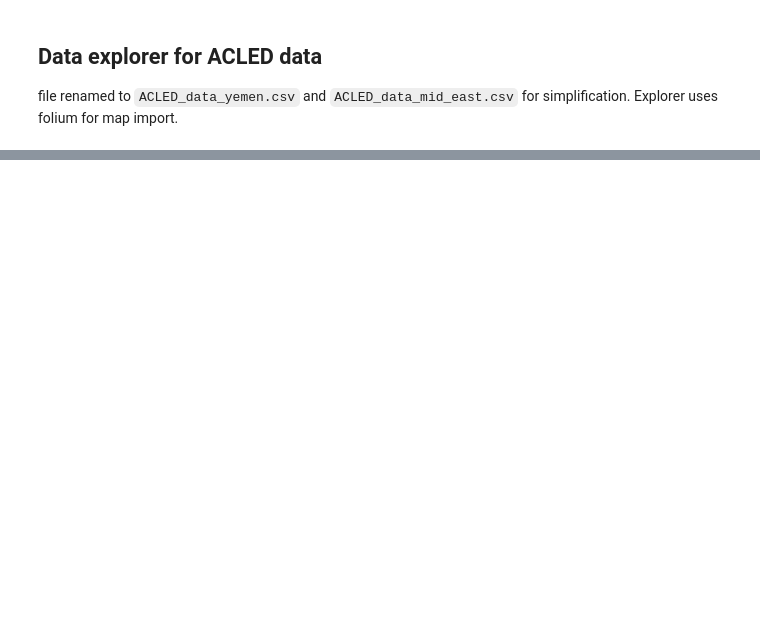
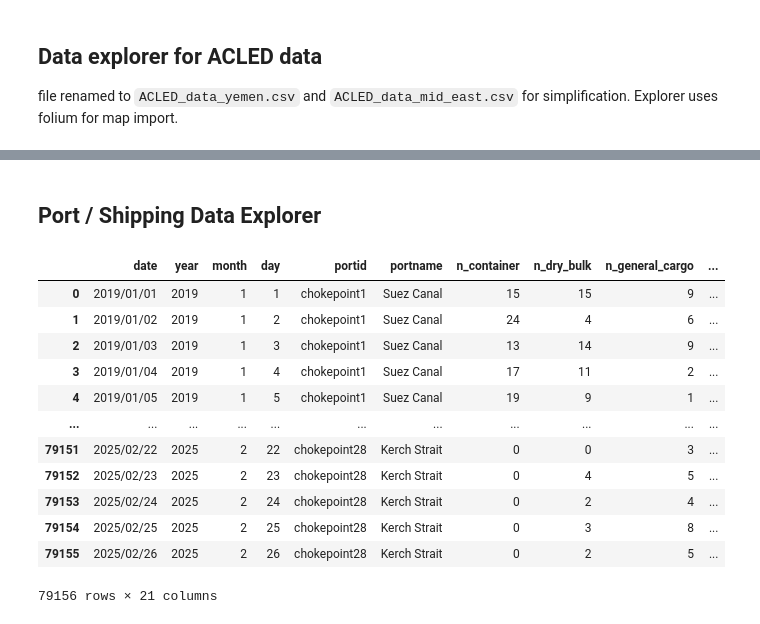
Before and after one commit to bxj6260/CIP_HS2026_107, a Jupyter notebook: data_exploration/data_explorer.ipynb, the cells around one changed output, grey strips where cells are left out. Saved outputs shown, nothing was run; the diff lists cells and outputs as text; code cells hidden in the pictures; blank space fills up the shorter version.

Commit message:
Data re-org

```diff
--- a/data_exploration/data_explorer.ipynb
+++ b/data_exploration/data_explorer.ipynb
@@ -32,0 +71,20 @@ m
+# %% [markdown]
+## Port / Shipping Data Explorer
+# %%
+# data import
+chokepoints_data = pd.read_csv('Daily_Chokepoints_Data.csv')
+chokepoints_data
+# %% [output]
+|  | date | year | month | day | portid | portname | n_container | n_dry_bulk | n_general_cargo | ... |
+| 0 | 2019/01/01 | 2019 | 1 | 1 | chokepoint1 | Suez Canal | 15 | 15 | 9 | ... |
+| 1 | 2019/01/02 | 2019 | 1 | 2 | chokepoint1 | Suez Canal | 24 | 4 | 6 | ... |
+| 2 | 2019/01/03 | 2019 | 1 | 3 | chokepoint1 | Suez Canal | 13 | 14 | 9 | ... |
+| 3 | 2019/01/04 | 2019 | 1 | 4 | chokepoint1 | Suez Canal | 17 | 11 | 2 | ... |
+| 4 | 2019/01/05 | 2019 | 1 | 5 | chokepoint1 | Suez Canal | 19 | 9 | 1 | ... |
+| ... | ... | ... | ... | ... | ... | ... | ... | ... | ... | ... |
+| 79151 | 2025/02/22 | 2025 | 2 | 22 | chokepoint28 | Kerch Strait | 0 | 0 | 3 | ... |
+| 79152 | 2025/02/23 | 2025 | 2 | 23 | chokepoint28 | Kerch Strait | 0 | 4 | 5 | ... |
+| 79153 | 2025/02/24 | 2025 | 2 | 24 | chokepoint28 | Kerch Strait | 0 | 2 | 4 | ... |
+| 79154 | 2025/02/25 | 2025 | 2 | 25 | chokepoint28 | Kerch Strait | 0 | 3 | 8 | ... |
+| 79155 | 2025/02/26 | 2025 | 2 | 26 | chokepoint28 | Kerch Strait | 0 | 2 | 5 | ... |
+79156 rows × 21 columns
```
Also changed, not shown: parts of 7 cells of this notebook, 2 other files.
